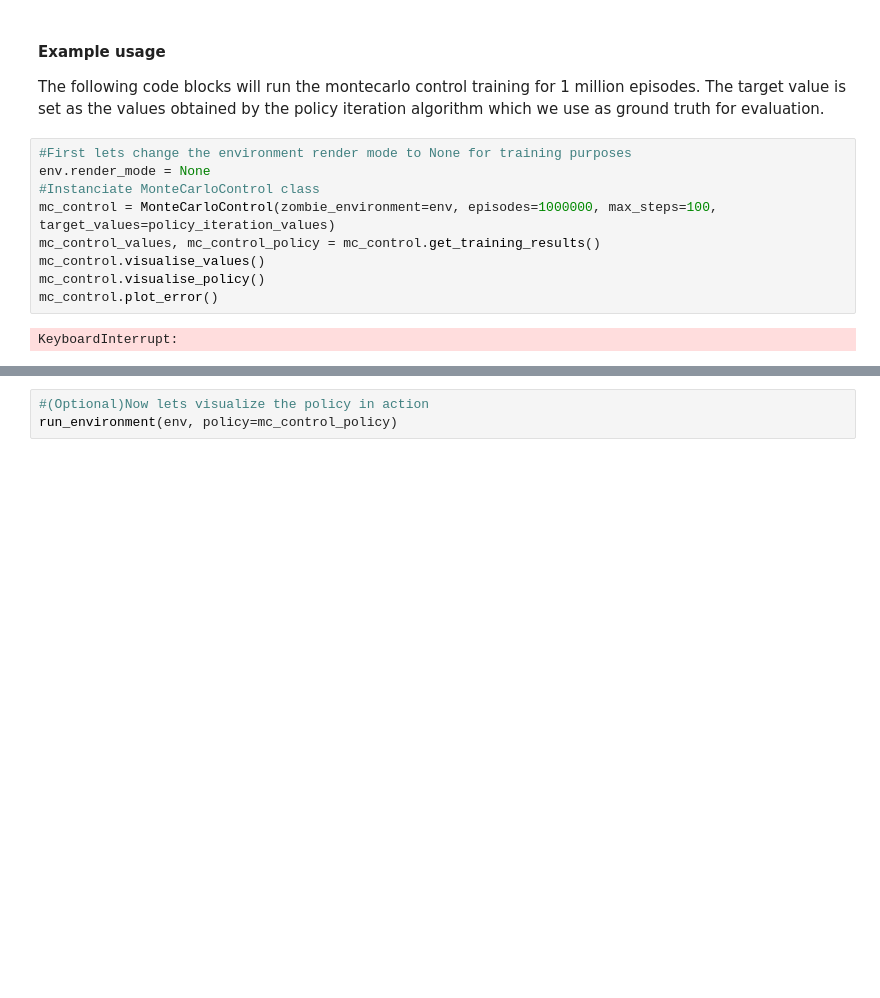
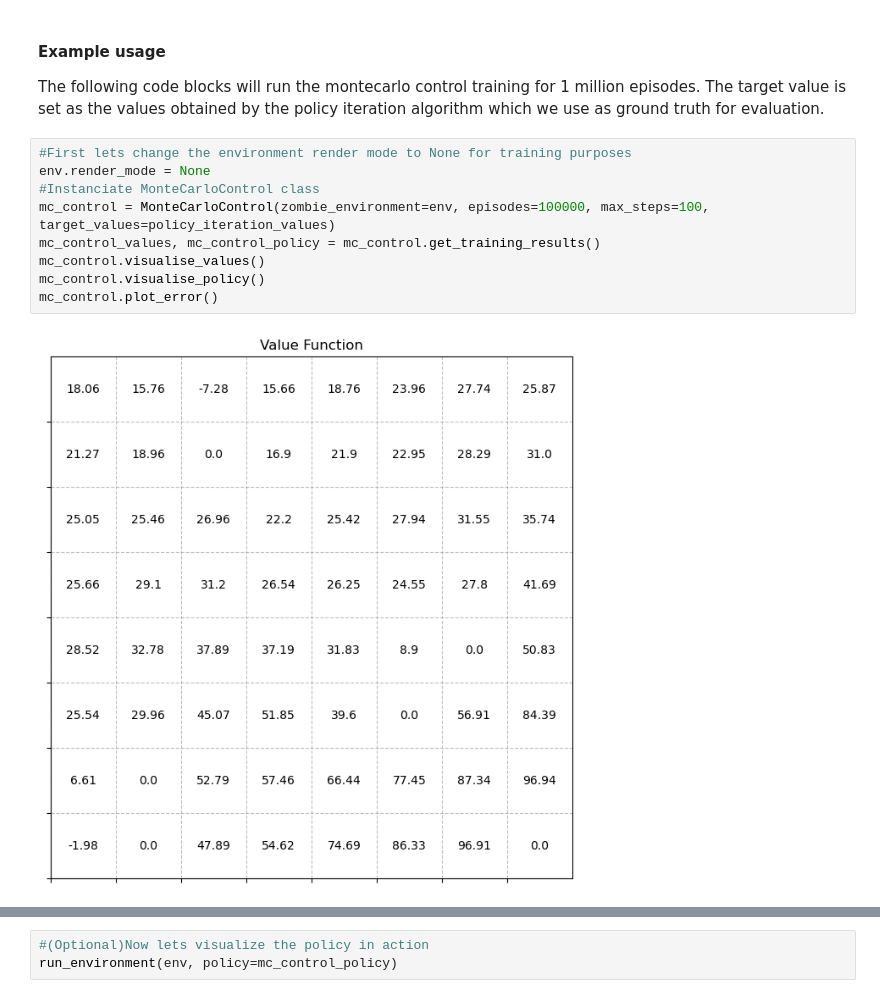
Before and after one commit to TijmenWesteneng/RL_Github, a Jupyter notebook: Reinforcement_Learning_Project.ipynb, the cells around one changed output, grey strips where cells are left out. Cells and saved outputs as stored; diff of their text form; blank space fills up the shorter version.

```diff
--- a/Reinforcement_Learning_Project.ipynb
+++ b/Reinforcement_Learning_Project.ipynb
@@ -1009,11 +1089,11 @@ The following code blocks will run the montecarlo control training for 1 million
 # %%
 #First lets change the environment render mode to None for training purposes
 env.render_mode = None
 #Instanciate MonteCarloControl class
-mc_control = MonteCarloControl(zombie_environment=env, episodes=1000000, max_steps=100, target_values=policy_iteration_values)
+mc_control = MonteCarloControl(zombie_environment=env, episodes=100000, max_steps=100, target_values=policy_iteration_values)
 mc_control_values, mc_control_policy = mc_control.get_training_results()
 mc_control.visualise_values()
 mc_control.visualise_policy()
 mc_control.plot_error()
 # %% [output]
-KeyboardInterrupt:
+[figure, added]
```
Also changed, not shown: parts of 20 cells of this notebook.
